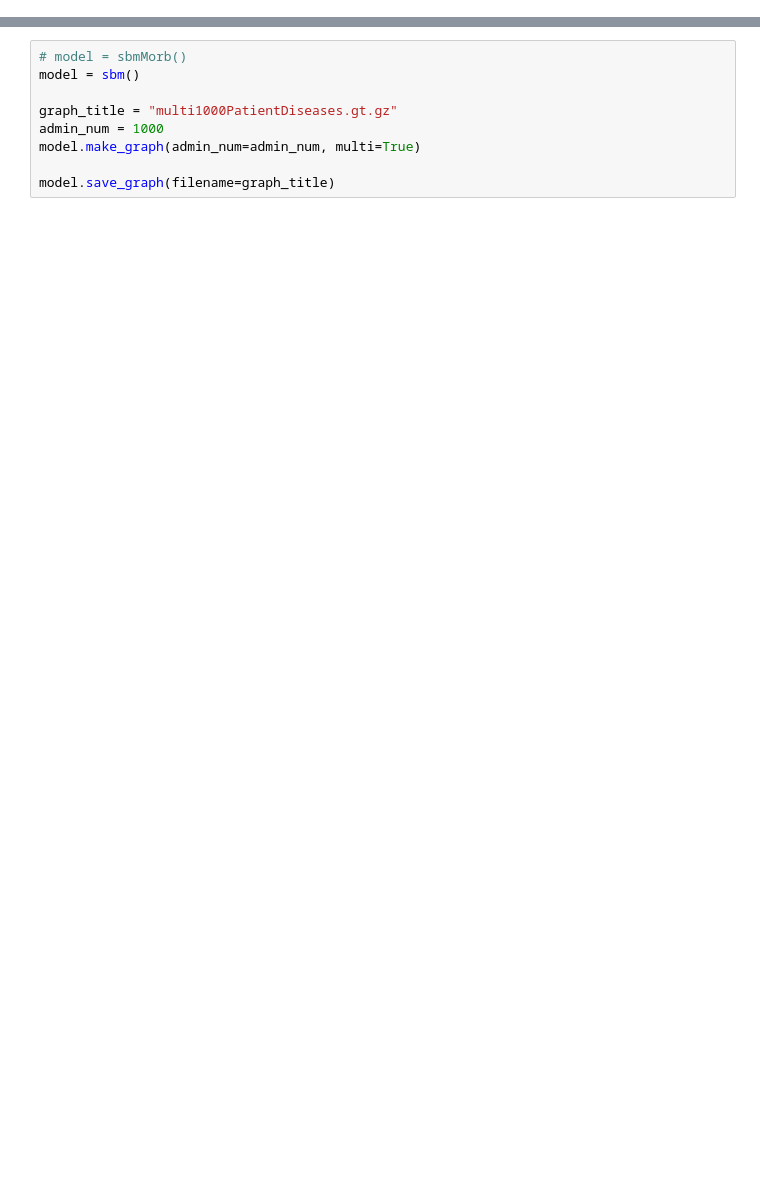
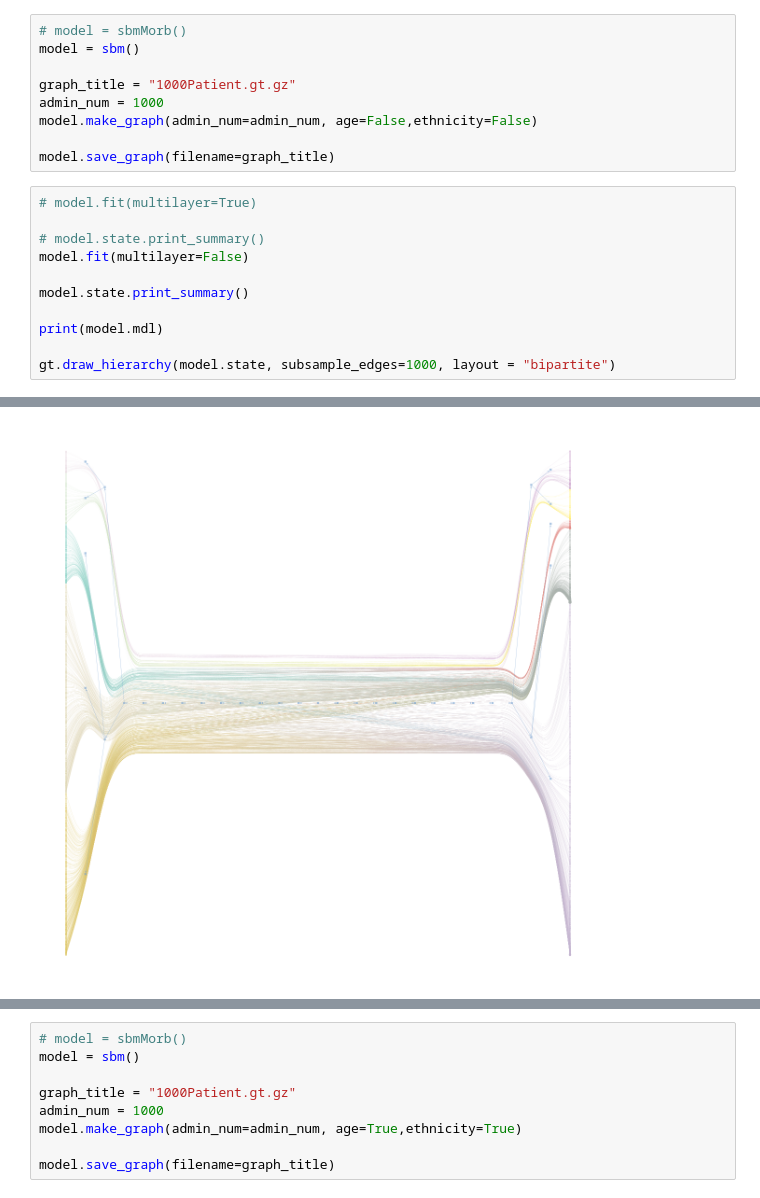
Before and after one commit to smn-d/Graph_network, a Jupyter notebook: sbm/notebook.ipynb, the cells around one changed output, grey strips where cells are left out. Drawn from its saved outputs; the diff is of its cells as text; blank space fills up the shorter version.

```diff
--- a/sbm/notebook.ipynb
+++ b/sbm/notebook.ipynb
@@ -7,0 +6,21 @@ from sbm import sbm
+# %%
+# model = sbmMorb()
+model = sbm()
+
+graph_title = "1000Patient.gt.gz"
+admin_num = 1000
+model.make_graph(admin_num=admin_num, age=False,ethnicity=False)
+
+model.save_graph(filename=graph_title)
+# %%
+# model.fit(multilayer=True)
+
+# model.state.print_summary()
+model.fit(multilayer=False)
+
+model.state.print_summary()
+
+print(model.mdl)
+
+gt.draw_hierarchy(model.state, subsample_edges=1000, layout = "bipartite")
+# %% [output]
@@ -7,0 +42 @@ from sbm import sbm
+[figure, added]
@@ -9,8 +47,8 @@ from sbm import sbm
 # model = sbmMorb()
 model = sbm()
 
-graph_title = "multi1000PatientDiseases.gt.gz"
+graph_title = "1000Patient.gt.gz"
 admin_num = 1000
-model.make_graph(admin_num=admin_num, multi=True)
+model.make_graph(admin_num=admin_num, age=True,ethnicity=True)
 
 model.save_graph(filename=graph_title)
```
Also changed, not shown: parts of 10 cells of this notebook, 5 other files.
